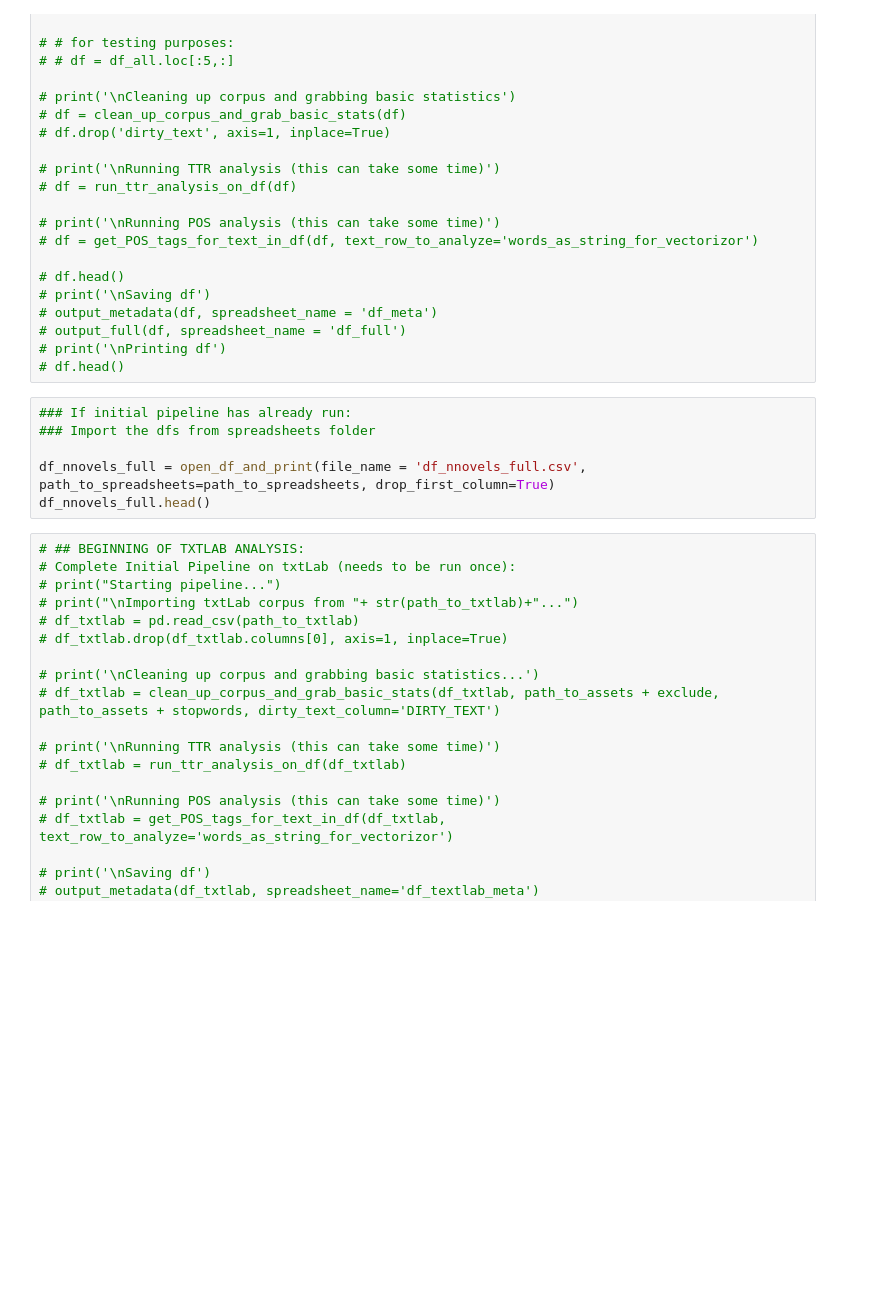
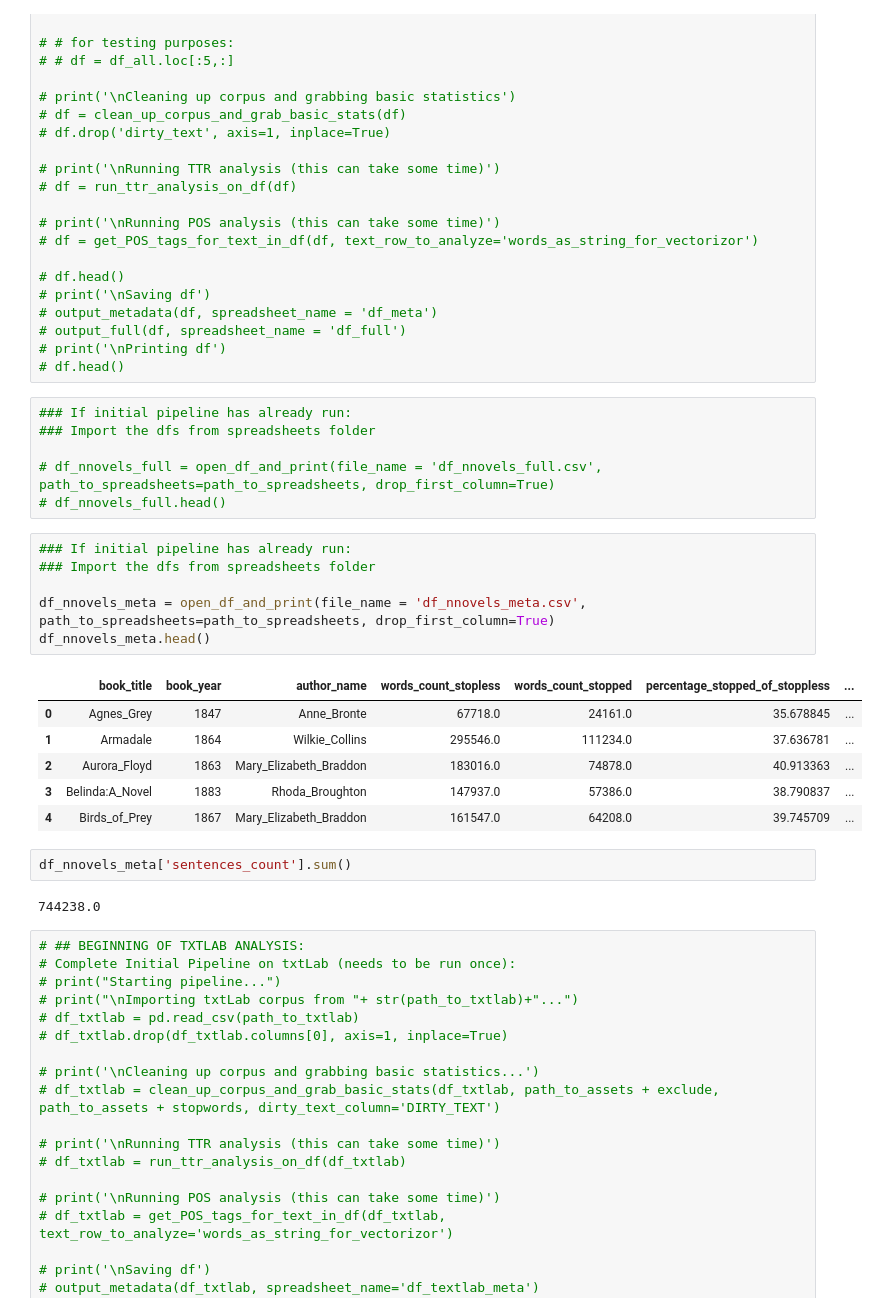
Before and after one commit to libraryponders/ciphersofthetimes, a Jupyter notebook: notebooks/novels-analysis/Newspaper_Novels_Project_Notebook.ipynb, the cells around one changed output. Saved outputs shown, nothing was run; the diff lists cells and outputs as text; blank space fills up the shorter version.

```diff
--- a/notebooks/novels-analysis/Newspaper_Novels_Project_Notebook.ipynb
+++ b/notebooks/novels-analysis/Newspaper_Novels_Project_Notebook.ipynb
@@ -419,8 +419,25 @@ def open_df_and_print(file_name='df_full.csv', path_to_spreadsheets=path_to_spre
 ### If initial pipeline has already run:
 ### Import the dfs from spreadsheets folder
 
-df_nnovels_full = open_df_and_print(file_name = 'df_nnovels_full.csv', path_to_spreadsheets=path_to_spreadsheets, drop_first_column=True)
-df_nnovels_full.head()
+# df_nnovels_full = open_df_and_print(file_name = 'df_nnovels_full.csv', path_to_spreadsheets=path_to_spreadsheets, drop_first_column=True)
+# df_nnovels_full.head()
+# %%
+### If initial pipeline has already run:
+### Import the dfs from spreadsheets folder
+
+df_nnovels_meta = open_df_and_print(file_name = 'df_nnovels_meta.csv', path_to_spreadsheets=path_to_spreadsheets, drop_first_column=True)
+df_nnovels_meta.head()
+# %% [output]
+|  | book_title | book_year | author_name | words_count_stopless | words_count_stopped | percentage_stopped_of_stoppless | ... |
+| 0 | Agnes_Grey | 1847 | Anne_Bronte | 67718.0 | 24161.0 | 35.678845 | ... |
+| 1 | Armadale | 1864 | Wilkie_Collins | 295546.0 | 111234.0 | 37.636781 | ... |
+| 2 | Aurora_Floyd | 1863 | Mary_Elizabeth_Braddon | 183016.0 | 74878.0 | 40.913363 | ... |
+| 3 | Belinda:A_Novel | 1883 | Rhoda_Broughton | 147937.0 | 57386.0 | 38.790837 | ... |
+| 4 | Birds_of_Prey | 1867 | Mary_Elizabeth_Braddon | 161547.0 | 64208.0 | 39.745709 | ... |
+# %%
+df_nnovels_meta['sentences_count'].sum()
+# %% [output]
+744238.0
 # %%
 # ## BEGINNING OF TXTLAB ANALYSIS:
 # Complete Initial Pipeline on txtLab (needs to be run once):
```
Also changed, not shown: 3 other files.
